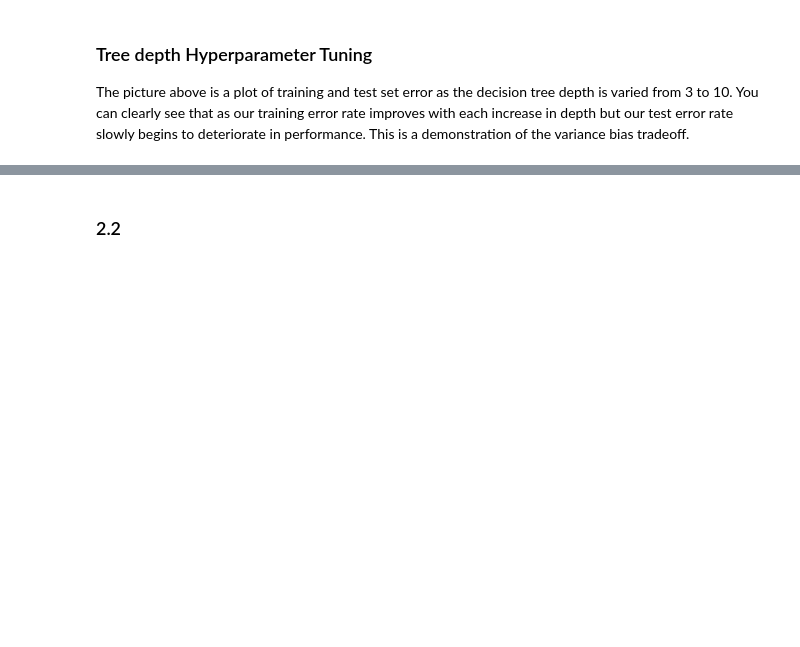
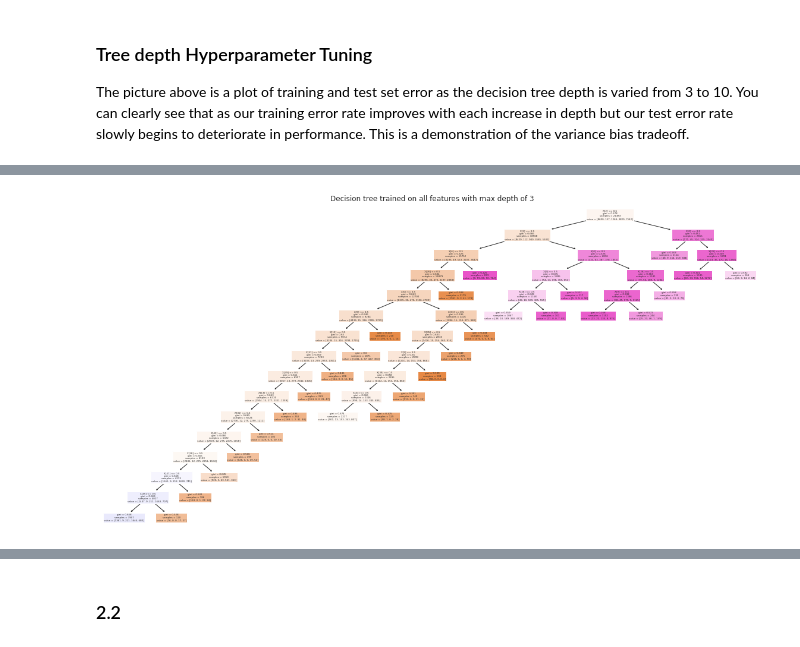
Before and after one commit to zachfreitas/ADS_504_Machine_Learning, a Jupyter notebook: Module_2/assignment_2/Assignment_2.ipynb, the cells around one changed output, grey strips where cells are left out. Cells and saved outputs as stored; diff of their text form; code cells hidden in the pictures; blank space fills up the shorter version.

```diff
--- a/Module_2/assignment_2/Assignment_2.ipynb
+++ b/Module_2/assignment_2/Assignment_2.ipynb
@@ -168,0 +232,14 @@ The picture above is a plot of training and test set error as the decision tree
+# %%
+# Plot a pruned decision tree with ccp_apha value of 0.0007
+ccp_alpha = 0.0007
+treeplot = DecisionTreeClassifier(random_state=0, ccp_alpha=ccp_alpha).fit(x_train, y_train)
+
+# Visualize the tree.
+from sklearn.tree import plot_tree
+
+plt.figure(figsize=[20,10])
+plot_tree(treeplot, filled=True, max_depth=None)
+plt.title("Decision tree trained on all features with max depth of 3")
+plt.show()
+# %% [output]
+[figure, added]
```
Also changed, not shown: parts of 9 cells of this notebook.
